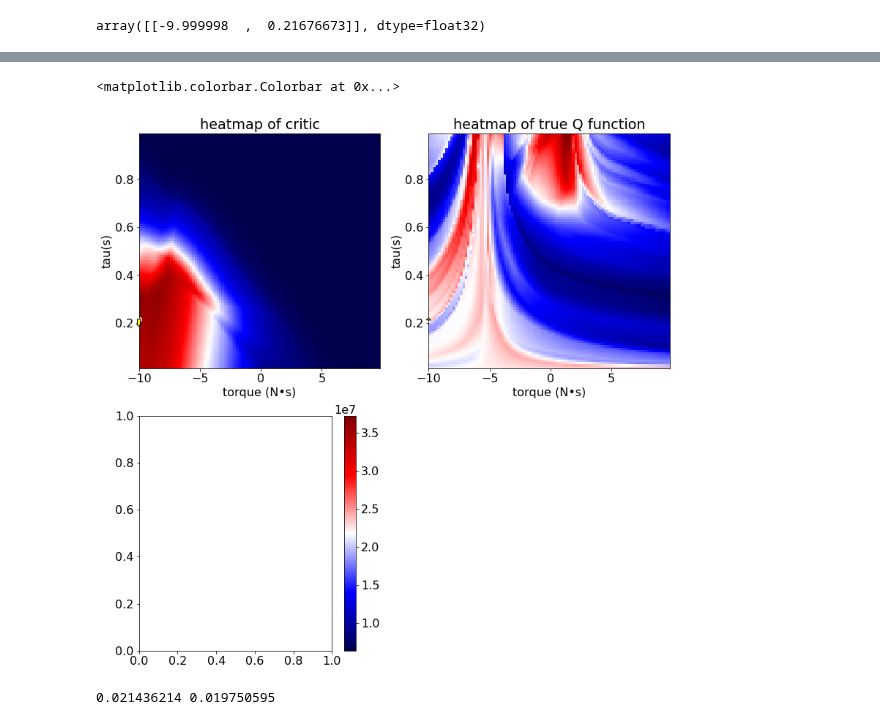
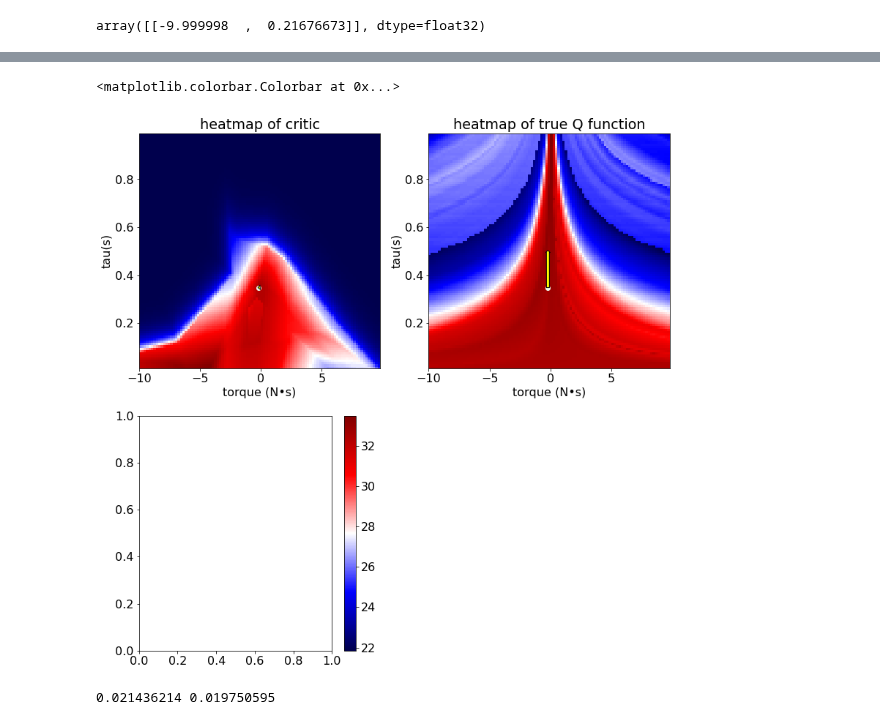
Before and after one commit to ibuki1024/eventDDPG, a Jupyter notebook: notebook/self_trigger/critic_approximation.ipynb, the cells around one changed output, grey strips where cells are left out. Drawn from its saved outputs; the diff is of its cells as text; code cells hidden in the pictures.

```diff
--- a/notebook/self_trigger/critic_approximation.ipynb
+++ b/notebook/self_trigger/critic_approximation.ipynb
@@ -363,7 +366,7 @@ def TD_error(state0, state1, agent):
     action_repetition = int(np.ceil(20 * tau))  # minimum natural number which makes `dt` smaller than 0.05
     dt = tau / action_repetition
     for p in range(action_repetition):
-        _,_,r,_ = env.step(np.array([a_agent]), dt, tau)
+        _,r,_,_ = env.step(np.array([a_agent]), dt, tau)
         reward += r
     reward *= dt
     reward += - tau * 0.01 * a_agent**2 + l * tau # step reward
@@ -427,4 +430,4 @@ plt.show()
 # %%
 # load agent
 a.actor.load_weights('./saved_agent/learned_self_clipped3_actor.h5')
-a.critic.load_weights('./saved_agent/learned_self_clipped3_critic_supervise.h5')
+a.critic.load_weights('./saved_agent/learned_self_clipped3_critic_supervised.h5')
@@ -438,3 +434,18 @@ v_aps2 = np.array(v_aps2)
+# %%
+with open('./csv/v_aps3.csv', 'r') as f:
+    reader = csv.reader(f)
+    v_aps = np.array([r for r in reader]).astype('float')[0]
+
+with open('./csv/vs3.csv', 'r') as f:
+    reader = csv.reader(f)
+    vs = np.array([r for r in reader]).astype('float')[0]
+
+v_aps2 = []
+
+for state in state_batch:
+    v_aps2.append(value_function_ap(state, a))
+
+v_aps2 = np.array(v_aps2)
 # %%
 from mpl_toolkits.mplot3d import Axes3D
 %matplotlib inline
@@ -583,17 +602,19 @@ const_state_Q_supervised = []
 comparison = []
 const_state_Q_recurrence = []
 
-const_state = np.array([1.0, 2.0])
+const_state = np.array([0.0, 0.0])
 
 a.critic.load_weights('./saved_agent/learned_self_clipped3_critic.h5')
 for ac, t in zip(A.flatten(), T.flatten()):
     action = np.array([ac, t])
     const_state_Q.append(value_for_one_state(action, a, const_state))
 
+'''
 a.critic.load_weights('./saved_agent/learned_self_clipped3_critic_supervised_dist.h5')
 for ac, t in zip(A.flatten(), T.flatten()):
     action = np.array([ac, t])
     const_state_Q_supervised.append(value_for_one_state(action, a, const_state))
+'''
 
 a.critic.load_weights('./saved_agent/learned_self_clipped3_critic_supervised.h5')
 for ac, t in zip(A.flatten(), T.flatten()):
@@ -603,7 +624,8 @@ for ac, t in zip(A.flatten(), T.flatten()):
 
 
 comparison = np.array(comparison).reshape(100, 100)
-const_state_Q, const_state_Q_supervised, const_state_Q_recurrence = np.array(const_state_Q).reshape(100, 100), np.array(const_state_Q_supervised).reshape(100, 100), np.array(const_state_Q_recurrence).reshape(100, 100)
+#const_state_Q_supervised = np.array(const_state_Q_supervised).reshape(100, 100)
+const_state_Q, const_state_Q_recurrence = np.array(const_state_Q).reshape(100, 100), np.array(const_state_Q_recurrence).reshape(100, 100)
 # %%
 pi_s = a.actor.predict(np.array([[[1.0, 2.0]]]))
 pi_s
@@ -631,6 +653,6 @@ ax.plot_surface(A, T, const_state_Q, alpha=0.6, label='RL_learned_critic', color
 # %%
-# heat map 6
-action = a.actor.predict(np.array([[[1.0,2.0]]]))[0]
+# heat map
+action = a.actor.predict(np.array([[[0.0,0.0]]]))[0]
 plt.figure(figsize=(13,13))
 plt.rcParams["font.size"] = 16
 ax1 = plt.subplot(221)
@@ -638,35 +660,35 @@ im1 = ax1.pcolormesh(A, T, np.exp(const_state_Q), cmap='seismic')
 ax1.scatter([action[0]], [action[1]], color='honeydew')
 am, tm = np.gradient(const_state_Q ,.2, .2)
 am, tm = .03*am[71,48], .03*tm[71,48]
 ax1.annotate('',
         xy=(action[0]+am, action[1]+tm), xycoords='data',
         xytext=(action[0], action[1]), textcoords='data', fontsize=0,
         arrowprops=dict(shrink=100,width=4,headwidth=6,headlength=3,
                         connectionstyle='arc3',facecolor='yellow',edgecolor='black'))
 
 ax1.set_xlabel('torque (N•s)')
 ax1.set_ylabel('tau(s)')
 ax1.set_title('heatmap of critic')
 ax2 = plt.subplot(222)
-im2 = ax2.pcolormesh(A, T, np.exp(0.5*const_state_Q_recurrence),cmap='seismic')
+im2 = ax2.pcolormesh(A, T, const_state_Q_recurrence,cmap='seismic')
 
 ax2.scatter([action[0]], [action[1]], color='honeydew')
 am, tm = np.gradient(const_state_Q_recurrence ,.2, .2)
 am, tm = .03*am[71,48], .03*tm[71,48]
 ax2.annotate('',
         xy=(action[0]+am, action[1]+tm), xycoords='data',
         xytext=(action[0], action[1]), textcoords='data', fontsize=0,
         arrowprops=dict(shrink=10,width=4,headwidth=6,headlength=3,
                         connectionstyle='arc3',facecolor='yellow',edgecolor='black'))
 ax2.set_xlabel('torque (N•s)')
 ax2.set_ylabel('tau(s)')
 ax2.set_title('heatmap of true Q function')
 ax3 = plt.subplot(223)
 
 plt.colorbar(im2)
 # %% [output]
 <matplotlib.colorbar.Colorbar at 0x...>
-[figure, old version]
+[figure, new version]
 # %%
 am, tm = np.gradient(const_state_Q ,.2, .2)#[0][0,49], np.gradient(const_state_Q ,.2, .2)[1][34,0] # 49, 34 ##print(A[0,49], T[34,0])
 am[am>0.5],tm[tm>0.5] = 0.5, 0.5    # 勾配の上限下限
```
Also changed, not shown: parts of 8 cells of this notebook, 10 other files.
